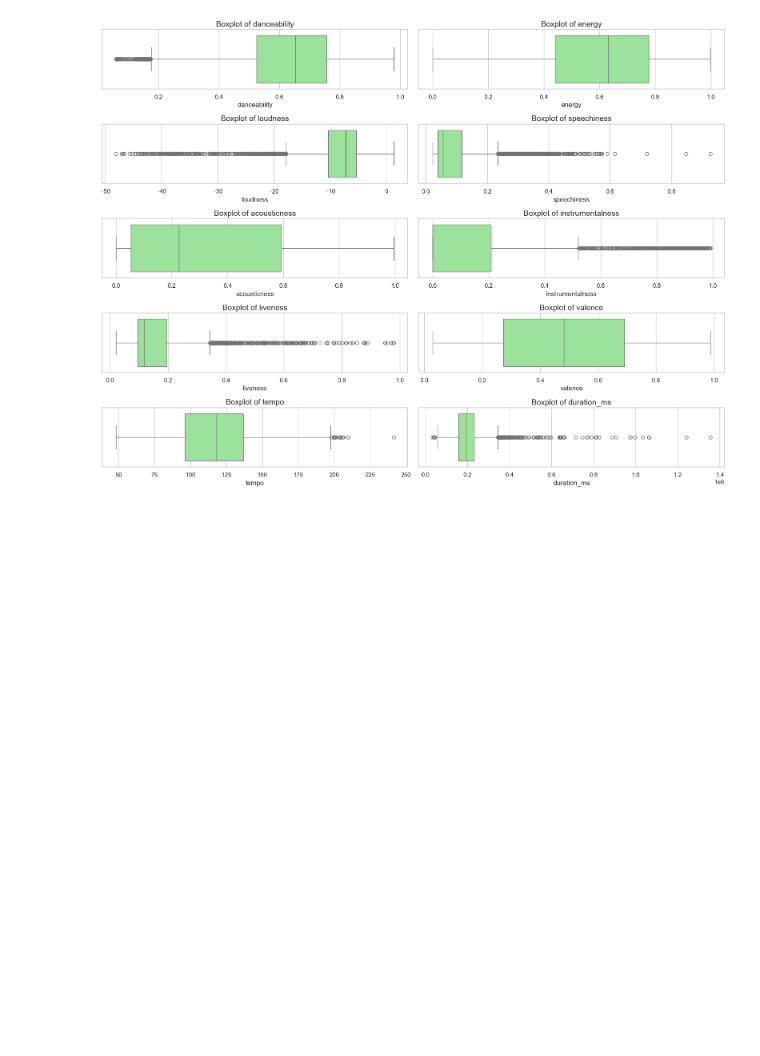
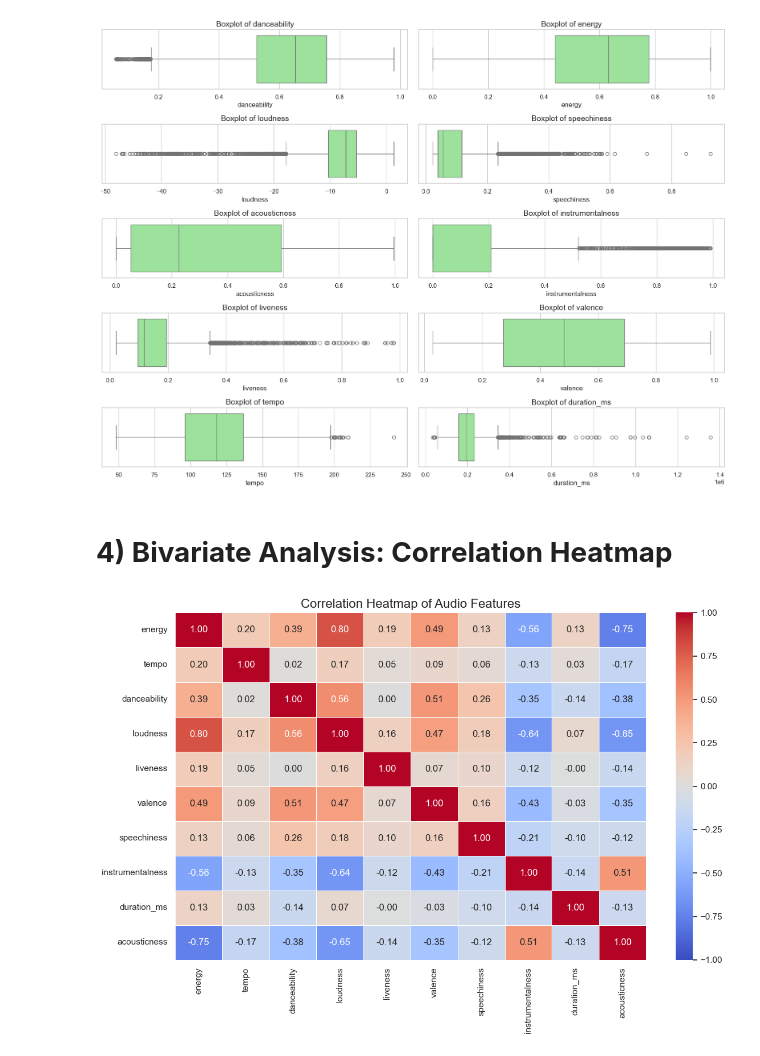
Before and after one commit to LeanderSam/Music-Analysis, a Jupyter notebook: code_files/EDA.ipynb, the cells around one changed output. Saved outputs shown, nothing was run; the diff lists cells and outputs as text; code cells hidden in the pictures; blank space fills up the shorter version.

Commit message:
bivariate analysis

```diff
--- a/code_files/EDA.ipynb
+++ b/code_files/EDA.ipynb
@@ -222,3 +222,19 @@ plt.tight_layout()
 plt.show()
 # %% [output]
 [figure]
+# %% [markdown]
+# **4) Bivariate Analysis: Correlation Heatmap**
+# %%
+numerical_cols = ['energy', 'tempo', 'danceability', 'loudness', 'liveness',
+                  'valence', 'speechiness', 'instrumentalness', 'duration_ms', 'acousticness']
+
+plt.figure(figsize=(12, 8))
+corr_matrix = df[numerical_cols].corr()
+
+# Plotting the heatmap
+sns.heatmap(corr_matrix, annot=True, cmap='coolwarm', fmt='.2f', vmin=-1, vmax=1, linewidths=0.5)
+plt.title('Correlation Heatmap of Audio Features', fontsize=16)
+plt.tight_layout()
+plt.show()
+# %% [output]
+[figure, added]
```
Also changed, not shown: parts of 1 cell of this notebook, 1 other file.
